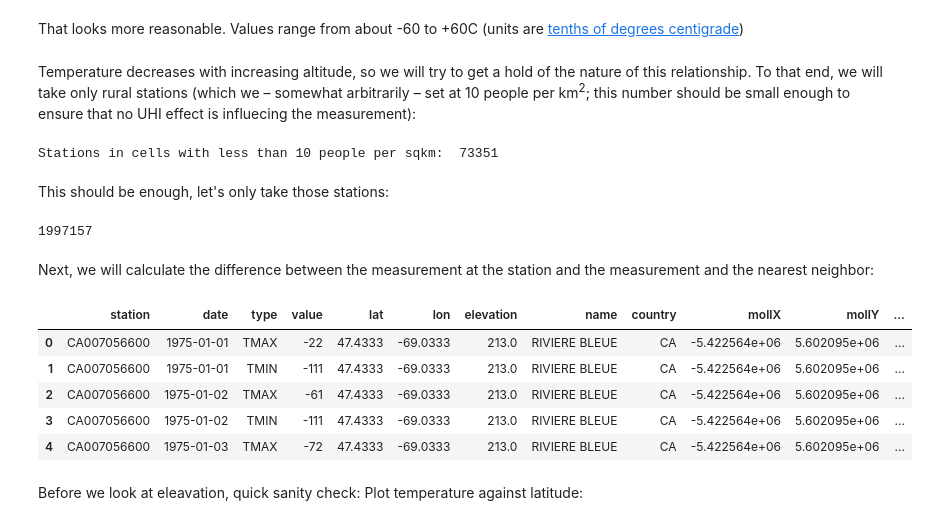
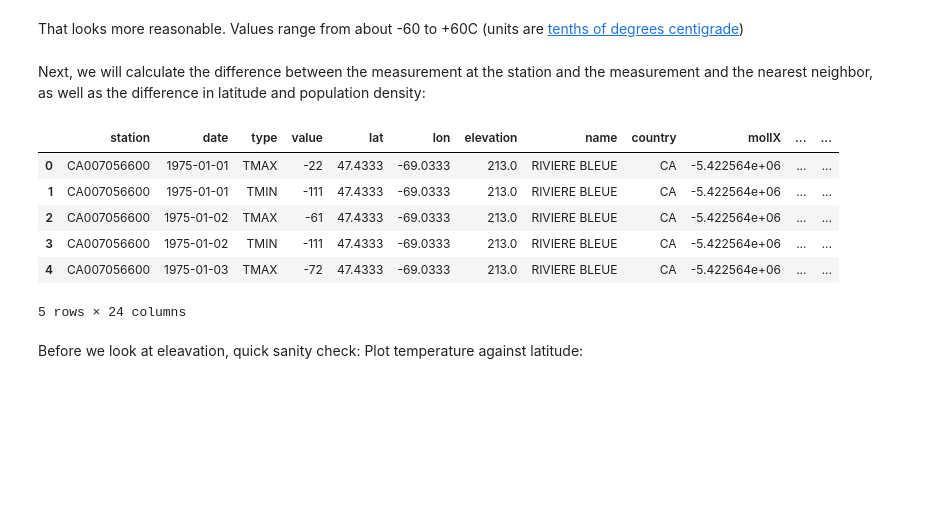
Before and after one commit to crstn/CISC, a Jupyter notebook: UHI-NOAA/NOAA_weather_station_data.ipynb, the cells around one changed output. Saved outputs shown, nothing was run; the diff lists cells and outputs as text; code cells hidden in the pictures; blank space fills up the shorter version.

```diff
--- a/UHI-NOAA/NOAA_weather_station_data.ipynb
+++ b/UHI-NOAA/NOAA_weather_station_data.ipynb
@@ -496,8 +498,8 @@ Index(['station_x', 'date', 'type', 'value_x', 'lat_x', 'lon_x', 'elevation_x',
        'NN_dist_y', 'NN_elev_y', 'nn_elev_diff_y'],
       dtype='object')
 # %%
-data_1975.drop(['station_y', 'lat_y', 'lon_y', 'elevation_y', 'name_y',
-       'country_y', 'mollX_y', 'mollY_y', 'pop1975_y', 'popdens1975_y', 'NN_y',
+data_1975.drop(['station_y', 'lon_y', 'elevation_y', 'name_y',
+       'country_y', 'mollX_y', 'mollY_y', 'NN_y',
        'NN_dist_y', 'NN_elev_y', 'nn_elev_diff_y'], axis=1, inplace=True)
 data_1975.columns
 # %% [output]
@@ -524,7 +526,10 @@ data_1975.rename(index=str, columns={"station_x": "station ",
                             'NN_dist_x': 'NN_dist',
                             'NN_elev_x': 'NN_elev',
                             'nn_elev_diff_x': 'nn_elev_diff',
-                            'value_y': 'NN_value'
+                            'value_y': 'NN_value',
+                            'lat_y': 'NN_lat',
+                            'pop1975_y': 'NN_pop1975',
+                            'popdens1975_y': 'NN_popdens1975'
                             }, inplace=True)
 data_1975.head()
 # %% [output]
@@ -553,30 +559,20 @@ plt.show()
 # %% [markdown]
 That looks more reasonable. Values range from about -60 to +60C (units are [tenths of degrees centigrade](https://www1.ncdc.noaa.gov/pub/data/ghcn/daily/readme.txt))
-# %% [markdown]
-Temperature decreases with increasing altitude, so  we will try to get a hold of the nature of this relationship. To that end, we will take only rural stations (which we – somewhat arbitrarily – set at 10 people per km<sup>2</sup>; this number should be small enough to ensure that no UHI effect is influecing the measurement):
-# %%
-print("Stations in cells with less than 10 people per sqkm: ", len(stations[stations['popdens1975'] < 10]))
-# %% [output]
-Stations in cells with less than 10 people per sqkm:  73351
-# %% [markdown]
-This should be enough, let's only take those stations:
-# %%
-rural_stations_data = data_1975[data_1975['popdens1975'] < 10]
-len(rural_stations_data)
-# %% [output]
-1997157
 # %% [markdown]
-Next, we will calculate the difference between the measurement at the station and the measurement and the nearest neighbor:
+Next, we will calculate the difference between the measurement at the station and the measurement and the nearest neighbor, as well as the difference in latitude and population density:
 # %%
 data_1975['nn_value_diff'] = data_1975['value'] - data_1975['NN_value']
+data_1975['nn_popdens_diff'] = data_1975['popdens1975'] - data_1975['NN_popdens1975']
+data_1975['nn_lat_diff'] = data_1975['lat'] - data_1975['NN_lat']
 data_1975.head()
 # %% [output]
-|  | station | date | type | value | lat | lon | elevation | name | country | mollX | mollY | ... |
-| 0 | CA007056600 | 1975-01-01 | TMAX | -22 | 47.4333 | -69.0333 | 213.0 | RIVIERE BLEUE | CA | -5.422564e+06 | 5.602095e+06 | ... |
-| 1 | CA007056600 | 1975-01-01 | TMIN | -111 | 47.4333 | -69.0333 | 213.0 | RIVIERE BLEUE | CA | -5.422564e+06 | 5.602095e+06 | ... |
-| 2 | CA007056600 | 1975-01-02 | TMAX | -61 | 47.4333 | -69.0333 | 213.0 | RIVIERE BLEUE | CA | -5.422564e+06 | 5.602095e+06 | ... |
-| 3 | CA007056600 | 1975-01-02 | TMIN | -111 | 47.4333 | -69.0333 | 213.0 | RIVIERE BLEUE | CA | -5.422564e+06 | 5.602095e+06 | ... |
-| 4 | CA007056600 | 1975-01-03 | TMAX | -72 | 47.4333 | -69.0333 | 213.0 | RIVIERE BLEUE | CA | -5.422564e+06 | 5.602095e+06 | ... |
+|  | station | date | type | value | lat | lon | elevation | name | country | mollX | ... | ... |
+| 0 | CA007056600 | 1975-01-01 | TMAX | -22 | 47.4333 | -69.0333 | 213.0 | RIVIERE BLEUE | CA | -5.422564e+06 | ... | ... |
+| 1 | CA007056600 | 1975-01-01 | TMIN | -111 | 47.4333 | -69.0333 | 213.0 | RIVIERE BLEUE | CA | -5.422564e+06 | ... | ... |
+| 2 | CA007056600 | 1975-01-02 | TMAX | -61 | 47.4333 | -69.0333 | 213.0 | RIVIERE BLEUE | CA | -5.422564e+06 | ... | ... |
+| 3 | CA007056600 | 1975-01-02 | TMIN | -111 | 47.4333 | -69.0333 | 213.0 | RIVIERE BLEUE | CA | -5.422564e+06 | ... | ... |
+| 4 | CA007056600 | 1975-01-03 | TMAX | -72 | 47.4333 | -69.0333 | 213.0 | RIVIERE BLEUE | CA | -5.422564e+06 | ... | ... |
+5 rows × 24 columns
 # %% [markdown]
 Before we look at eleavation, quick sanity check: Plot temperature against latitude:
 # %%
```
Also changed, not shown: parts of 22 cells of this notebook.
